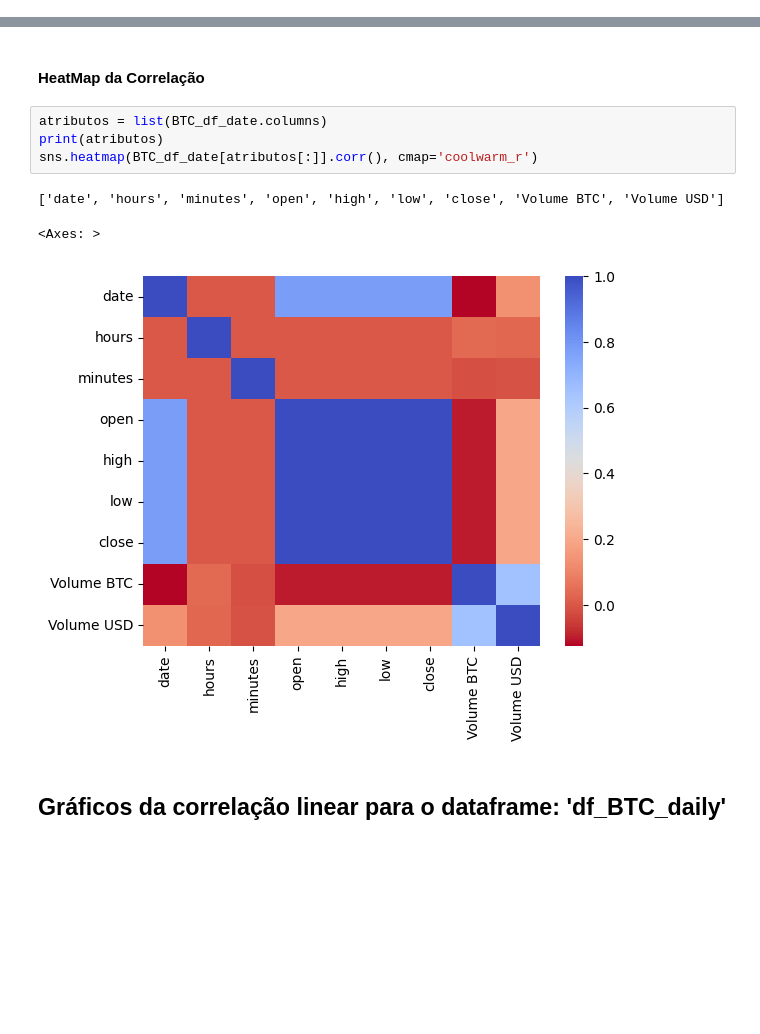
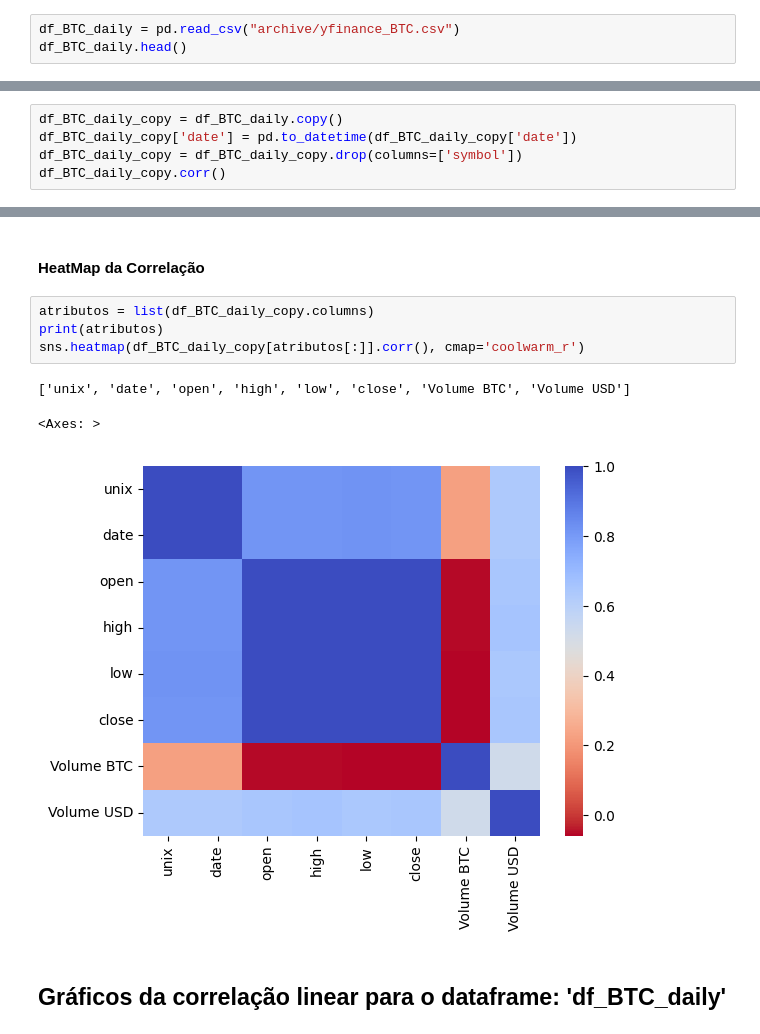
Before and after one commit to Lukas-Christopher13/Projeto-Topicos-em-BD, a Jupyter notebook: Bitcoin_historical_data.ipynb, the cells around one changed output, grey strips where cells are left out. Cells and saved outputs as stored; diff of their text form; blank space fills up the shorter version.

```diff
--- a/Bitcoin_historical_data.ipynb
+++ b/Bitcoin_historical_data.ipynb
@@ -63,0 +67,3 @@ BTC_df.head()
+# %%
+df_BTC_daily = pd.read_csv("archive/yfinance_BTC.csv")
+df_BTC_daily.head()
@@ -170,0 +145,5 @@ BTC_df_date.corr()
+# %%
+df_BTC_daily_copy = df_BTC_daily.copy()
+df_BTC_daily_copy['date'] = pd.to_datetime(df_BTC_daily_copy['date'])
+df_BTC_daily_copy = df_BTC_daily_copy.drop(columns=['symbol'])
+df_BTC_daily_copy.corr()
@@ -171,13 +160,13 @@ BTC_df_date.corr()
 # %% [markdown]
 <h4>HeatMap da Correlação</h4>
 # %%
-atributos = list(BTC_df_date.columns)
+atributos = list(df_BTC_daily_copy.columns)
 print(atributos)
-sns.heatmap(BTC_df_date[atributos[:]].corr(), cmap='coolwarm_r')
+sns.heatmap(df_BTC_daily_copy[atributos[:]].corr(), cmap='coolwarm_r')
 # %% [output]
-['date', 'hours', 'minutes', 'open', 'high', 'low', 'close', 'Volume BTC', 'Volume USD']
+['unix', 'date', 'open', 'high', 'low', 'close', 'Volume BTC', 'Volume USD']
 <Axes: >
-[figure, old version]
+[figure, new version]
 # %% [markdown]
 <h2>Gráficos da correlação linear para o dataframe: 'df_BTC_daily'</h2>
 # %% [markdown]
```
Also changed, not shown: parts of 42 cells of this notebook, 5 other files.
